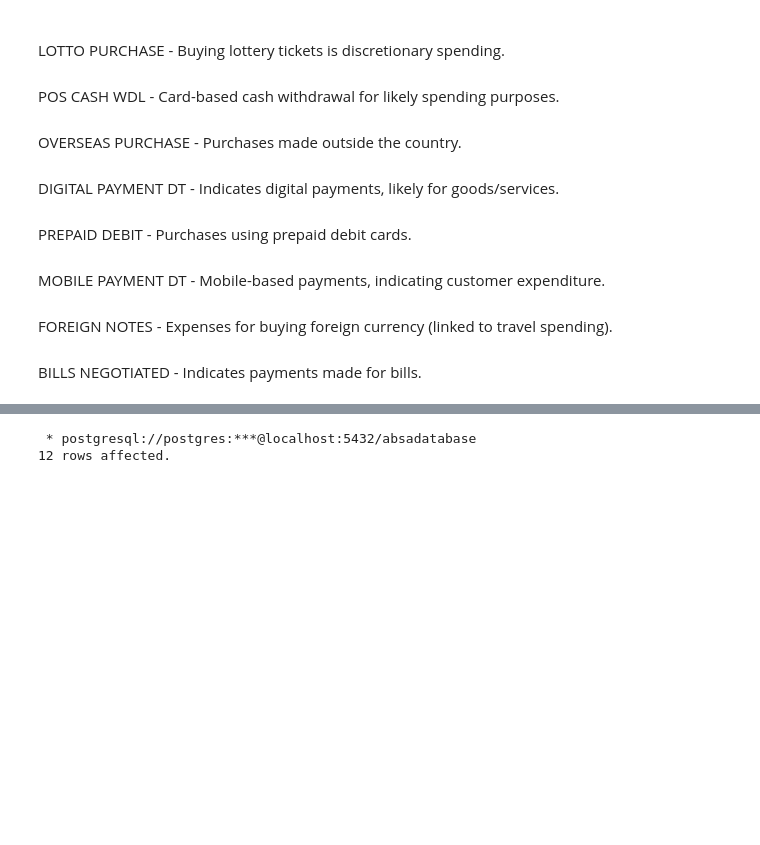
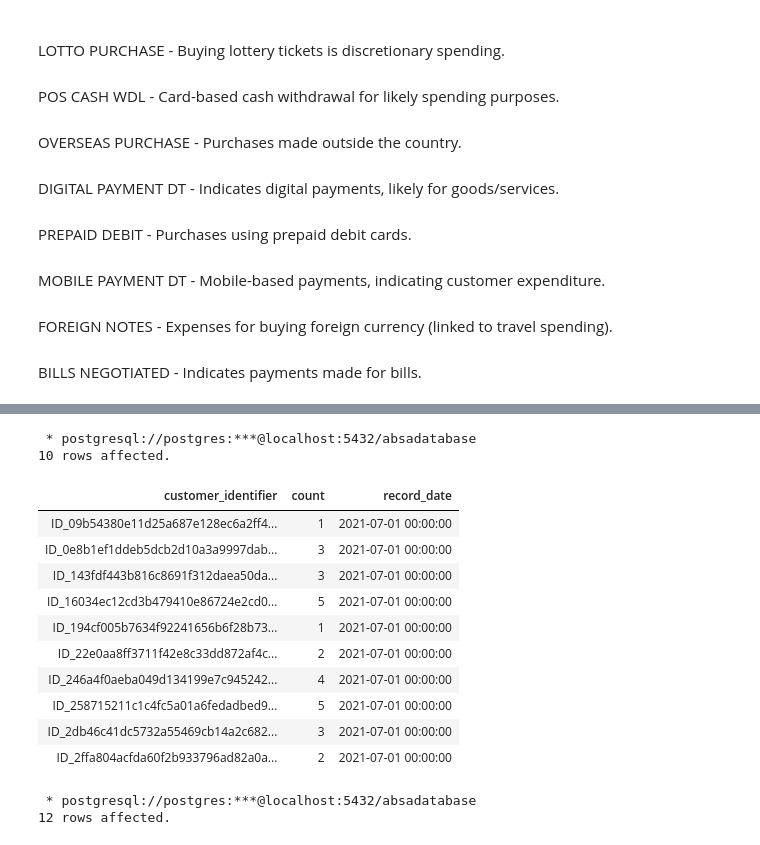
Before and after one commit to The-DigitalAcademy/EXPLORING-ABSA-DATASETS, a Jupyter notebook: keys.ipynb, the cells around one changed output, grey strips where cells are left out. Saved outputs shown, nothing was run; the diff lists cells and outputs as text; code cells hidden in the pictures; blank space fills up the shorter version.

```diff
--- a/keys.ipynb
+++ b/keys.ipynb
@@ -190,3 +222,23 @@ LIMIT 10;
+# %%
+%%sql
+SELECT customer_identifier, COUNT(amt), record_date
+FROM transactiondata
+GROUP BY record_date, customer_identifier
+Limit 10
+# %% [output]
+ * postgresql://postgres:***@localhost:5432/absadatabase
+10 rows affected.
+| customer_identifier | count | record_date |
+| ID_09b54380e11d25a687e128ec6a2ff4... | 1 | 2021-07-01 00:00:00 |
+| ID_0e8b1ef1ddeb5dcb2d10a3a9997dab... | 3 | 2021-07-01 00:00:00 |
+| ID_143fdf443b816c8691f312daea50da... | 3 | 2021-07-01 00:00:00 |
+| ID_16034ec12cd3b479410e86724e2cd0... | 5 | 2021-07-01 00:00:00 |
+| ID_194cf005b7634f92241656b6f28b73... | 1 | 2021-07-01 00:00:00 |
+| ID_22e0aa8ff3711f42e8c33dd872af4c... | 2 | 2021-07-01 00:00:00 |
+| ID_246a4f0aeba049d134199e7c945242... | 4 | 2021-07-01 00:00:00 |
+| ID_258715211c1c4fc5a01a6fedadbed9... | 5 | 2021-07-01 00:00:00 |
+| ID_2db46c41dc5732a55469cb14a2c682... | 3 | 2021-07-01 00:00:00 |
+| ID_2ffa804acfda60f2b933796ad82a0a... | 2 | 2021-07-01 00:00:00 |
 # %%
 %%sql
 SELECT transaction_description,
```
Also changed, not shown: parts of 6 cells of this notebook, 1 other file.
